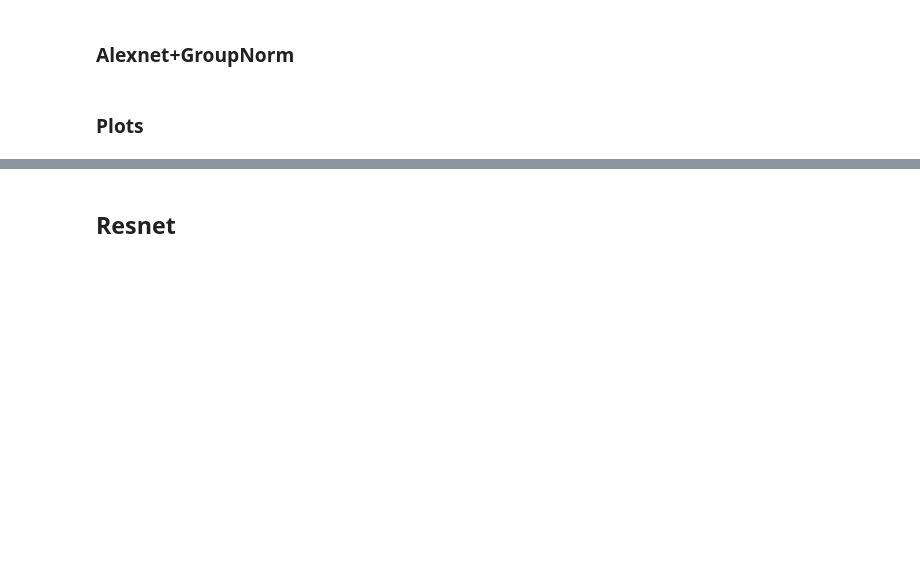
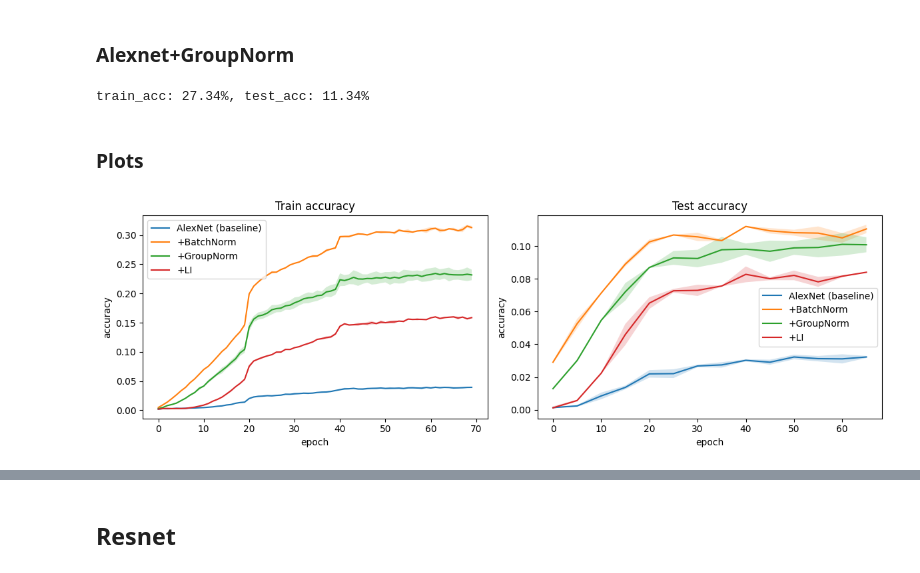
Before and after one commit to julesdubr/lateral_inhibition, a Jupyter notebook: alexnet_resnet.ipynb, the cells around one changed output, grey strips where cells are left out. Drawn from its saved outputs; the diff is of its cells as text; code cells hidden in the pictures; blank space fills up the shorter version.

```diff
--- a/alexnet_resnet.ipynb
+++ b/alexnet_resnet.ipynb
@@ -442,16 +461,23 @@ class AlexNetGroupNorm(nn.Module):
 alexnetGN = AlexNetGroupNorm().to(device)
 train_model(alexnetGN, comment="_AlexNet+GroupNorm not pretrained")
 # %%
-model = torch.load(f"logs/AlexNetGroupNorm_1/model.pth")
+train_acc, test_acc = 0, 0
 
-train_acc = evaluate(model, train_loader)
-test_acc = evaluate(model, test_loader)
+for i in range(2):
+    model = torch.load(f"logs/AlexNetGroupNorm_{i+1}/model.pth")
 
-print(f"train_acc: {train_acc:.2%}, test_acc: {test_acc:.2%}")
+    train_acc += evaluate(model, train_loader)
+    test_acc += evaluate(model, test_loader)
+
+print(f"train_acc: {train_acc/2:.2%}, test_acc: {test_acc/2:.2%}")
+# %% [output]
+train_acc: 27.34%, test_acc: 11.34%
 # %% [markdown]
 ### Plots
 # %%
-# models_name = ["AlexNet", "AlexNetBatchNorm", "AlexNetGroupNorm", "AlexNetLI"]
-# labels = ["AlexNet (baseline)", "+BatchNorm", "+GroupNorm", "+LI"]
-# plot_accuracies(models_name, labels, "alexnet")
+models_name = ["AlexNet", "AlexNetBatchNorm", "AlexNetGroupNorm", "AlexNetLI"]
+labels = ["AlexNet (baseline)", "+BatchNorm", "+GroupNorm", "+LI"]
+plot_accuracies(models_name, labels, "alexnet")
+# %% [output]
+[figure, added]
 # %%
```
Also changed, not shown: parts of 8 cells of this notebook, 2 other files.
